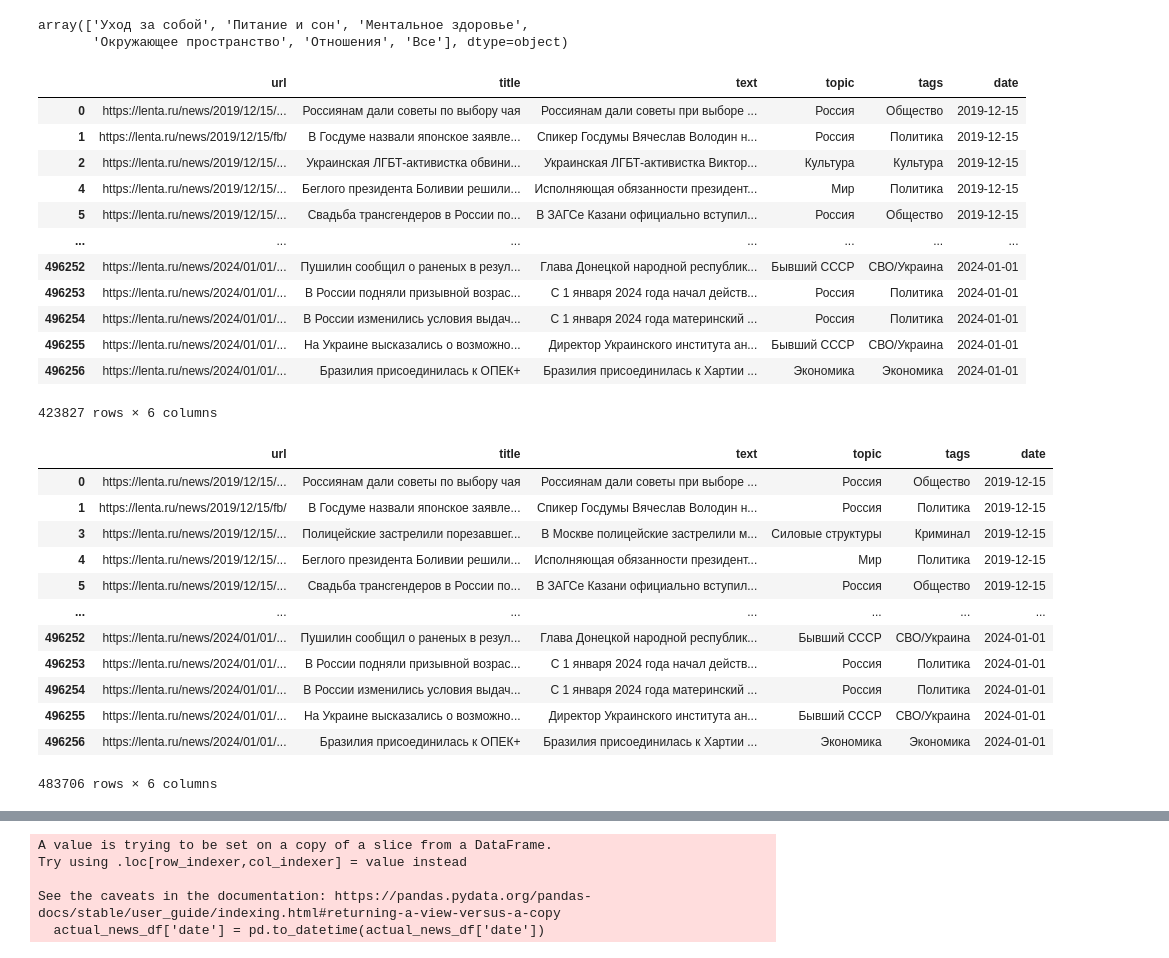
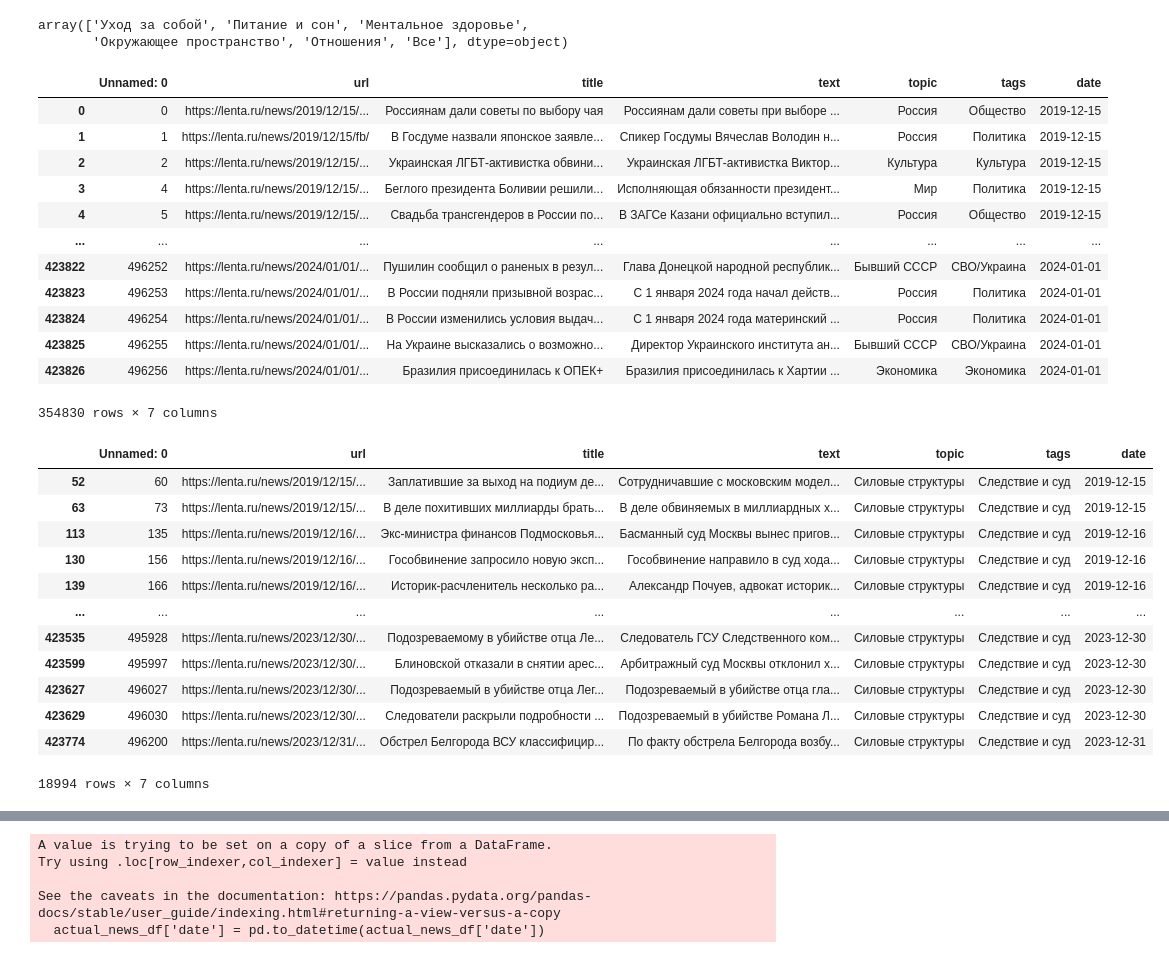
Before and after one commit to YourCarma/VKR, a Jupyter notebook: researches/Clustering_research.ipynb, the cells around one changed output, grey strips where cells are left out. Drawn from its saved outputs; the diff is of its cells as text; code cells hidden in the pictures.

```diff
--- a/researches/Clustering_research.ipynb
+++ b/researches/Clustering_research.ipynb
@@ -421,39 +421,40 @@ array(['Уход за собой', 'Питание и сон', 'Ментальн
 # %%
 category_counts = actual_news_df['tags'].value_counts()
 
-min_count = 5000
+min_count = 15000
 # Отфильтровываем строки, где количество категорий больше или равно min_count
 actual_news_df = actual_news_df[actual_news_df['tags'].isin(category_counts[category_counts > min_count].index)]
-
-actual_news_df
 # %% [output]
-|  | url | title | text | topic | tags | date |
-| 0 | https://lenta.ru/news/2019/12/15/... | Россиянам дали советы по выбору чая | Россиянам дали советы при выборе ... | Россия | Общество | 2019-12-15 |
-| 1 | https://lenta.ru/news/2019/12/15/fb/ | В Госдуме назвали японское заявле... | Спикер Госдумы Вячеслав Володин н... | Россия | Политика | 2019-12-15 |
-| 2 | https://lenta.ru/news/2019/12/15/... | Украинская ЛГБТ-активистка обвини... | Украинская ЛГБТ-активистка Виктор... | Культура | Культура | 2019-12-15 |
-| 4 | https://lenta.ru/news/2019/12/15/... | Беглого президента Боливии решили... | Исполняющая обязанности президент... | Мир | Политика | 2019-12-15 |
-| 5 | https://lenta.ru/news/2019/12/15/... | Свадьба трансгендеров в России по... | В ЗАГСе Казани официально вступил... | Россия | Общество | 2019-12-15 |
-| ... | ... | ... | ... | ... | ... | ... |
-| 496252 | https://lenta.ru/news/2024/01/01/... | Пушилин сообщил о раненых в резул... | Глава Донецкой народной республик... | Бывший СССР | СВО/Украина | 2024-01-01 |
-| 496253 | https://lenta.ru/news/2024/01/01/... | В России подняли призывной возрас... | С 1 января 2024 года начал действ... | Россия | Политика | 2024-01-01 |
-| 496254 | https://lenta.ru/news/2024/01/01/... | В России изменились условия выдач... | С 1 января 2024 года материнский ... | Россия | Политика | 2024-01-01 |
-| 496255 | https://lenta.ru/news/2024/01/01/... | На Украине высказались о возможно... | Директор Украинского института ан... | Бывший СССР | СВО/Украина | 2024-01-01 |
-| 496256 | https://lenta.ru/news/2024/01/01/... | Бразилия присоединилась к ОПЕК+ | Бразилия присоединилась к Хартии ... | Экономика | Экономика | 2024-01-01 |
+|  | Unnamed: 0 | url | title | text | topic | tags | date |
+| 0 | 0 | https://lenta.ru/news/2019/12/15/... | Россиянам дали советы по выбору чая | Россиянам дали советы при выборе ... | Россия | Общество | 2019-12-15 |
+| 1 | 1 | https://lenta.ru/news/2019/12/15/fb/ | В Госдуме назвали японское заявле... | Спикер Госдумы Вячеслав Володин н... | Россия | Политика | 2019-12-15 |
+| 2 | 2 | https://lenta.ru/news/2019/12/15/... | Украинская ЛГБТ-активистка обвини... | Украинская ЛГБТ-активистка Виктор... | Культура | Культура | 2019-12-15 |
+| 3 | 4 | https://lenta.ru/news/2019/12/15/... | Беглого президента Боливии решили... | Исполняющая обязанности президент... | Мир | Политика | 2019-12-15 |
+| 4 | 5 | https://lenta.ru/news/2019/12/15/... | Свадьба трансгендеров в России по... | В ЗАГСе Казани официально вступил... | Россия | Общество | 2019-12-15 |
+| ... | ... | ... | ... | ... | ... | ... | ... |
+| 423822 | 496252 | https://lenta.ru/news/2024/01/01/... | Пушилин сообщил о раненых в резул... | Глава Донецкой народной республик... | Бывший СССР | СВО/Украина | 2024-01-01 |
+| 423823 | 496253 | https://lenta.ru/news/2024/01/01/... | В России подняли призывной возрас... | С 1 января 2024 года начал действ... | Россия | Политика | 2024-01-01 |
+| 423824 | 496254 | https://lenta.ru/news/2024/01/01/... | В России изменились условия выдач... | С 1 января 2024 года материнский ... | Россия | Политика | 2024-01-01 |
+| 423825 | 496255 | https://lenta.ru/news/2024/01/01/... | На Украине высказались о возможно... | Директор Украинского института ан... | Бывший СССР | СВО/Украина | 2024-01-01 |
+| 423826 | 496256 | https://lenta.ru/news/2024/01/01/... | Бразилия присоединилась к ОПЕК+ | Бразилия присоединилась к Хартии ... | Экономика | Экономика | 2024-01-01 |
-423827 rows × 6 columns
+354830 rows × 7 columns
+# %%
+actual_news_df[actual_news_df["tags"] == "Следствие и суд"]
+# %% [output]
+|  | Unnamed: 0 | url | title | text | topic | tags | date |
+| 52 | 60 | https://lenta.ru/news/2019/12/15/... | Заплатившие за выход на подиум де... | Сотрудничавшие с московским модел... | Силовые структуры | Следствие и суд | 2019-12-15 |
+| 63 | 73 | https://lenta.ru/news/2019/12/15/... | В деле похитивших миллиарды брать... | В деле обвиняемых в миллиардных х... | Силовые структуры | Следствие и суд | 2019-12-15 |
+| 113 | 135 | https://lenta.ru/news/2019/12/16/... | Экс-министра финансов Подмосковья... | Басманный суд Москвы вынес пригов... | Силовые структуры | Следствие и суд | 2019-12-16 |
+| 130 | 156 | https://lenta.ru/news/2019/12/16/... | Гособвинение запросило новую эксп... | Гособвинение направило в суд хода... | Силовые структуры | Следствие и суд | 2019-12-16 |
+| 139 | 166 | https://lenta.ru/news/2019/12/16/... | Историк-расчленитель несколько ра... | Александр Почуев, адвокат историк... | Силовые структуры | Следствие и суд | 2019-12-16 |
+| ... | ... | ... | ... | ... | ... | ... | ... |
+| 423535 | 495928 | https://lenta.ru/news/2023/12/30/... | Подозреваемому в убийстве отца Ле... | Следователь ГСУ Следственного ком... | Силовые структуры | Следствие и суд | 2023-12-30 |
+| 423599 | 495997 | https://lenta.ru/news/2023/12/30/... | Блиновской отказали в снятии арес... | Арбитражный суд Москвы отклонил х... | Силовые структуры | Следствие и суд | 2023-12-30 |
+| 423627 | 496027 | https://lenta.ru/news/2023/12/30/... | Подозреваемый в убийстве отца Лег... | Подозреваемый в убийстве отца гла... | Силовые структуры | Следствие и суд | 2023-12-30 |
+| 423629 | 496030 | https://lenta.ru/news/2023/12/30/... | Следователи раскрыли подробности ... | Подозреваемый в убийстве Романа Л... | Силовые структуры | Следствие и суд | 2023-12-30 |
+| 423774 | 496200 | https://lenta.ru/news/2023/12/31/... | Обстрел Белгорода ВСУ классифицир... | По факту обстрела Белгорода возбу... | Силовые структуры | Следствие и суд | 2023-12-31 |
+18994 rows × 7 columns
 # %%
-actual_news_df.drop(actual_news_df.loc[actual_news_df["tags"] == ""].index, inplace=True)
+
+actual_news_df.drop(actual_news_df.loc[actual_news_df["tags"] == "Среда обитания"].index, inplace=True)
-# %% [output]
-|  | url | title | text | topic | tags | date |
-| 0 | https://lenta.ru/news/2019/12/15/... | Россиянам дали советы по выбору чая | Россиянам дали советы при выборе ... | Россия | Общество | 2019-12-15 |
-| 1 | https://lenta.ru/news/2019/12/15/fb/ | В Госдуме назвали японское заявле... | Спикер Госдумы Вячеслав Володин н... | Россия | Политика | 2019-12-15 |
-| 3 | https://lenta.ru/news/2019/12/15/... | Полицейские застрелили порезавшег... | В Москве полицейские застрелили м... | Силовые структуры | Криминал | 2019-12-15 |
-| 4 | https://lenta.ru/news/2019/12/15/... | Беглого президента Боливии решили... | Исполняющая обязанности президент... | Мир | Политика | 2019-12-15 |
-| 5 | https://lenta.ru/news/2019/12/15/... | Свадьба трансгендеров в России по... | В ЗАГСе Казани официально вступил... | Россия | Общество | 2019-12-15 |
-| ... | ... | ... | ... | ... | ... | ... |
-| 496252 | https://lenta.ru/news/2024/01/01/... | Пушилин сообщил о раненых в резул... | Глава Донецкой народной республик... | Бывший СССР | СВО/Украина | 2024-01-01 |
-| 496253 | https://lenta.ru/news/2024/01/01/... | В России подняли призывной возрас... | С 1 января 2024 года начал действ... | Россия | Политика | 2024-01-01 |
-| 496254 | https://lenta.ru/news/2024/01/01/... | В России изменились условия выдач... | С 1 января 2024 года материнский ... | Россия | Политика | 2024-01-01 |
-| 496255 | https://lenta.ru/news/2024/01/01/... | На Украине высказались о возможно... | Директор Украинского института ан... | Бывший СССР | СВО/Украина | 2024-01-01 |
-| 496256 | https://lenta.ru/news/2024/01/01/... | Бразилия присоединилась к ОПЕК+ | Бразилия присоединилась к Хартии ... | Экономика | Экономика | 2024-01-01 |
-483706 rows × 6 columns
 # %%
```
Also changed, not shown: parts of 12 cells of this notebook, 1 other file.
